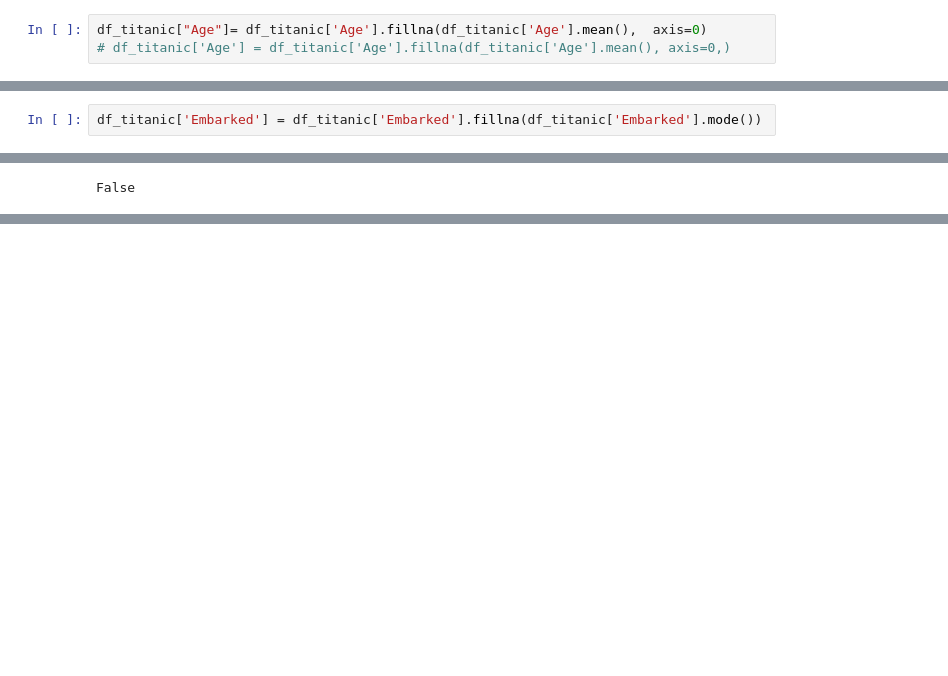
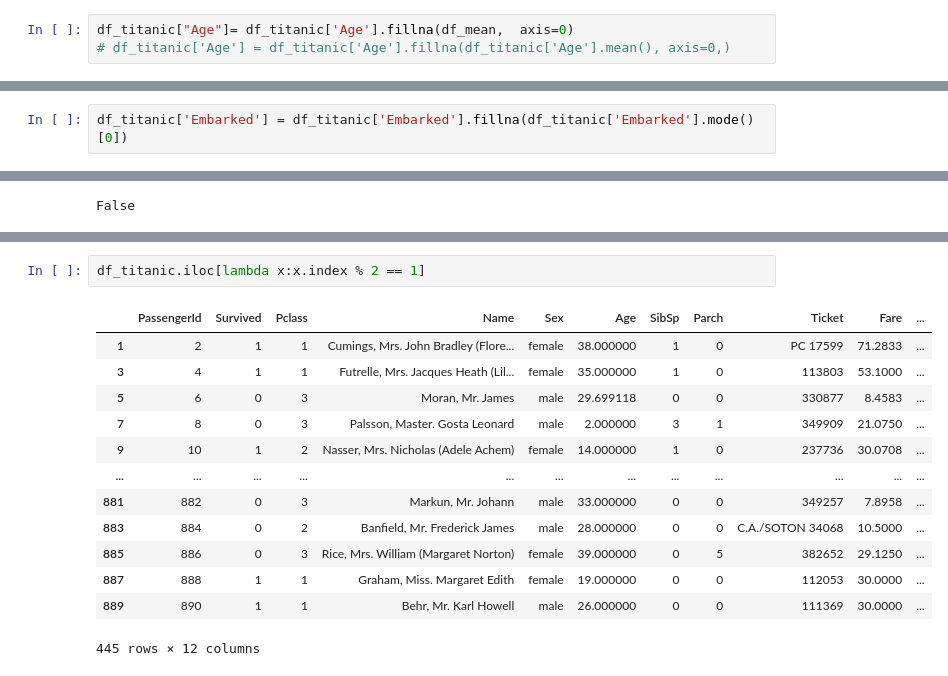
Before and after one commit to shyamghan17/MachineLearning, a Jupyter notebook: Pandas/DataFramePandas.ipynb, the cells around one changed output, grey strips where cells are left out. Saved outputs shown, nothing was run; the diff lists cells and outputs as text; blank space fills up the shorter version.

```diff
--- a/Pandas/DataFramePandas.ipynb
+++ b/Pandas/DataFramePandas.ipynb
@@ -138,6 +131,6 @@ df_titanic['Age']
 890    32.0
 Name: Age, Length: 891, dtype: float64
 # %%
-df_titanic["Age"]= df_titanic['Age'].fillna(df_titanic['Age'].mean(),  axis=0)
+df_titanic["Age"]= df_titanic['Age'].fillna(df_mean,  axis=0)
 # df_titanic['Age'] = df_titanic['Age'].fillna(df_titanic['Age'].mean(), axis=0,)
 # %%
@@ -172,5 +154,5 @@ Cabin           object
 Embarked        object
 dtype: object
 # %%
-df_titanic['Embarked'] = df_titanic['Embarked'].fillna(df_titanic['Embarked'].mode())
+df_titanic['Embarked'] = df_titanic['Embarked'].fillna(df_titanic['Embarked'].mode()[0])
 # %%
@@ -436,0 +423,16 @@ ValueError: invalid literal for int() with base 10: 'Ghanshyam'
+# %%
+df_titanic.iloc[lambda x:x.index % 2 == 1]
+# %% [output]
+|  | PassengerId | Survived | Pclass | Name | Sex | Age | SibSp | Parch | Ticket | Fare | ... |
+| 1 | 2 | 1 | 1 | Cumings, Mrs. John Bradley (Flore... | female | 38.000000 | 1 | 0 | PC 17599 | 71.2833 | ... |
+| 3 | 4 | 1 | 1 | Futrelle, Mrs. Jacques Heath (Lil... | female | 35.000000 | 1 | 0 | 113803 | 53.1000 | ... |
+| 5 | 6 | 0 | 3 | Moran, Mr. James | male | 29.699118 | 0 | 0 | 330877 | 8.4583 | ... |
+| 7 | 8 | 0 | 3 | Palsson, Master. Gosta Leonard | male | 2.000000 | 3 | 1 | 349909 | 21.0750 | ... |
+| 9 | 10 | 1 | 2 | Nasser, Mrs. Nicholas (Adele Achem) | female | 14.000000 | 1 | 0 | 237736 | 30.0708 | ... |
+| ... | ... | ... | ... | ... | ... | ... | ... | ... | ... | ... | ... |
+| 881 | 882 | 0 | 3 | Markun, Mr. Johann | male | 33.000000 | 0 | 0 | 349257 | 7.8958 | ... |
+| 883 | 884 | 0 | 2 | Banfield, Mr. Frederick James | male | 28.000000 | 0 | 0 | C.A./SOTON 34068 | 10.5000 | ... |
+| 885 | 886 | 0 | 3 | Rice, Mrs. William (Margaret Norton) | female | 39.000000 | 0 | 5 | 382652 | 29.1250 | ... |
+| 887 | 888 | 1 | 1 | Graham, Miss. Margaret Edith | female | 19.000000 | 0 | 0 | 112053 | 30.0000 | ... |
+| 889 | 890 | 1 | 1 | Behr, Mr. Karl Howell | male | 26.000000 | 0 | 0 | 111369 | 30.0000 | ... |
+445 rows × 12 columns
```
Also changed, not shown: parts of 19 cells of this notebook.
